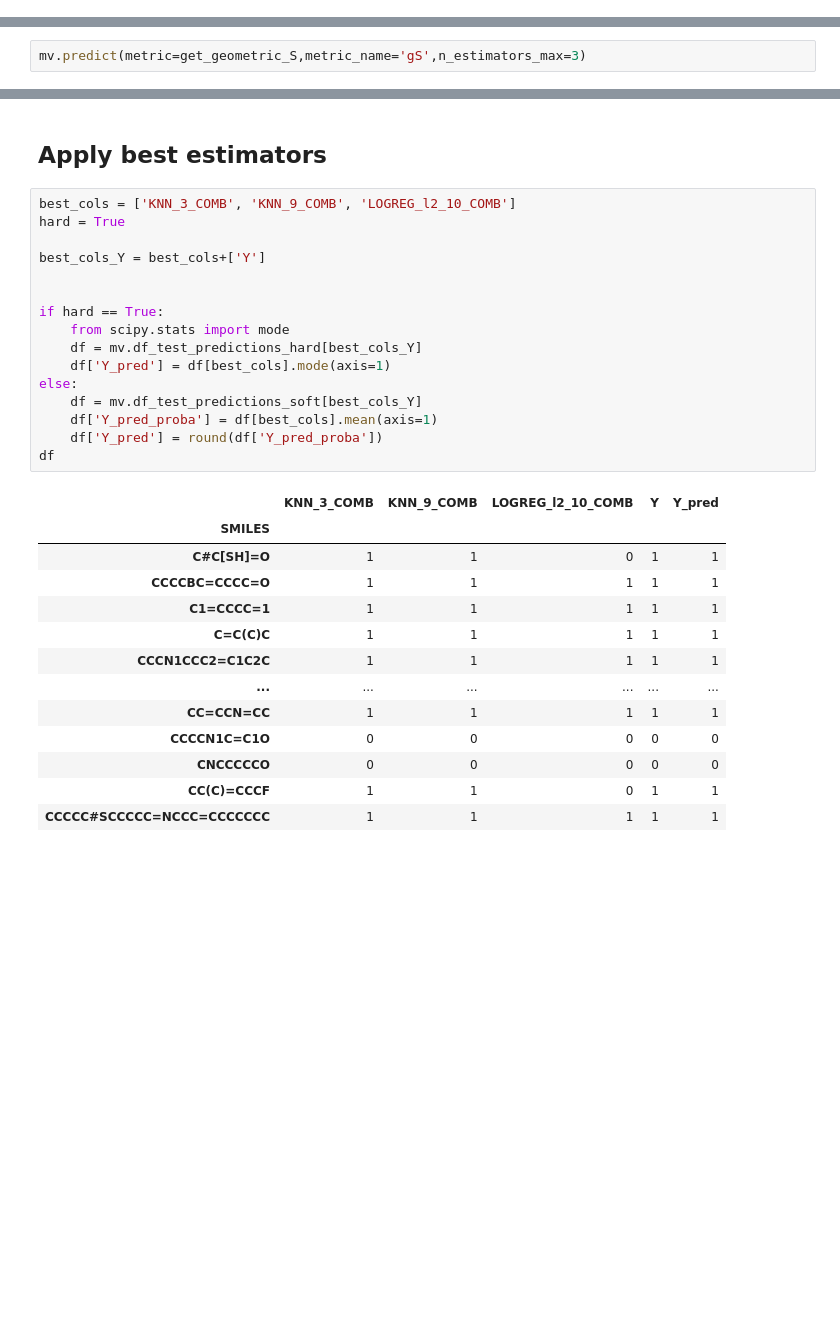
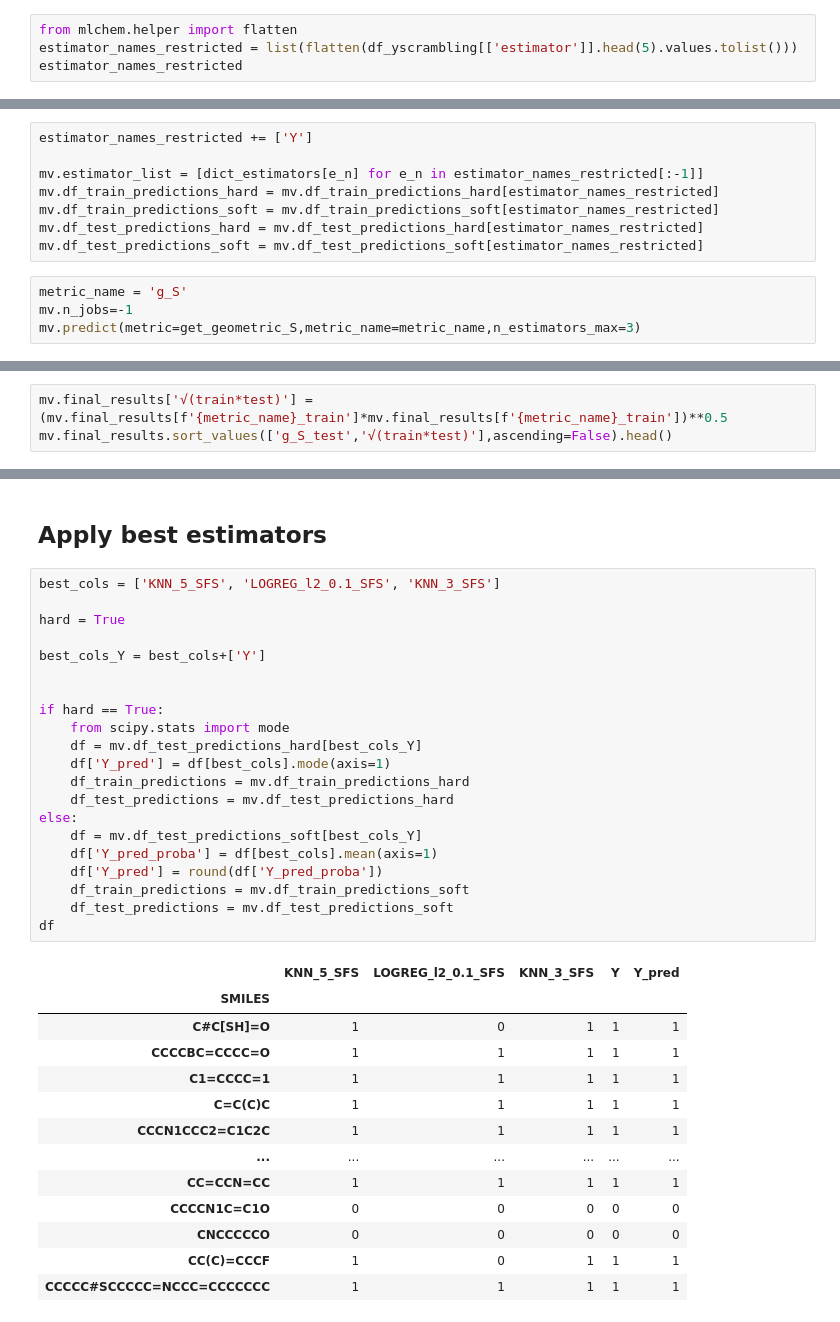
Before and after one commit to seacunilever/mlchem, a Jupyter notebook: examples/8 - Majority Voting/majority_vote.ipynb, the cells around one changed output, grey strips where cells are left out. Cells and saved outputs as stored; diff of their text form; blank space fills up the shorter version.

```diff
--- a/examples/8 - Majority Voting/majority_vote.ipynb
+++ b/examples/8 - Majority Voting/majority_vote.ipynb
@@ -197,0 +265,4 @@ mv.df_test_predictions_soft.head()
+# %%
+from mlchem.helper import flatten
+estimator_names_restricted = list(flatten(df_yscrambling[['estimator']].head(5).values.tolist()))
+estimator_names_restricted
@@ -198,2 +273,12 @@ mv.df_test_predictions_soft.head()
+# %%
+estimator_names_restricted += ['Y']
+
+mv.estimator_list = [dict_estimators[e_n] for e_n in estimator_names_restricted[:-1]]
+mv.df_train_predictions_hard = mv.df_train_predictions_hard[estimator_names_restricted]
+mv.df_train_predictions_soft = mv.df_train_predictions_soft[estimator_names_restricted]
+mv.df_test_predictions_hard = mv.df_test_predictions_hard[estimator_names_restricted]
+mv.df_test_predictions_soft = mv.df_test_predictions_soft[estimator_names_restricted]
 # %%
-mv.predict(metric=get_geometric_S,metric_name='gS',n_estimators_max=3)
+metric_name = 'g_S'
+mv.n_jobs=-1
+mv.predict(metric=get_geometric_S,metric_name=metric_name,n_estimators_max=3)
@@ -215,0 +285,3 @@ mv.final_results.sort_values('gS_test',ascending=False)
+# %%
+mv.final_results['√(train*test)'] = (mv.final_results[f'{metric_name}_train']*mv.final_results[f'{metric_name}_train'])**0.5
+mv.final_results.sort_values(['g_S_test','√(train*test)'],ascending=False).head()
@@ -216,25 +295,30 @@ mv.final_results.sort_values('gS_test',ascending=False)
 # %% [markdown]
 ## Apply best estimators
 # %%
-best_cols = ['KNN_3_COMB', 'KNN_9_COMB', 'LOGREG_l2_10_COMB']
+best_cols = ['KNN_5_SFS', 'LOGREG_l2_0.1_SFS', 'KNN_3_SFS']
+
 hard = True
 
 best_cols_Y = best_cols+['Y']
 
 
 if hard == True:
     from scipy.stats import mode
     df = mv.df_test_predictions_hard[best_cols_Y]
     df['Y_pred'] = df[best_cols].mode(axis=1)
+    df_train_predictions = mv.df_train_predictions_hard
+    df_test_predictions = mv.df_test_predictions_hard
 else:
     df = mv.df_test_predictions_soft[best_cols_Y]
     df['Y_pred_proba'] = df[best_cols].mean(axis=1)
     df['Y_pred'] = round(df['Y_pred_proba'])
+    df_train_predictions = mv.df_train_predictions_soft
+    df_test_predictions = mv.df_test_predictions_soft
 df
 # %% [output]
-|  | KNN_3_COMB | KNN_9_COMB | LOGREG_l2_10_COMB | Y | Y_pred |
+|  | KNN_5_SFS | LOGREG_l2_0.1_SFS | KNN_3_SFS | Y | Y_pred |
 | SMILES |  |  |  |  |  |
-| C#C[SH]=O | 1 | 1 | 0 | 1 | 1 |
+| C#C[SH]=O | 1 | 0 | 1 | 1 | 1 |
 | CCCCBC=CCCC=O | 1 | 1 | 1 | 1 | 1 |
 | C1=CCCC=1 | 1 | 1 | 1 | 1 | 1 |
 | C=C(C)C | 1 | 1 | 1 | 1 | 1 |
@@ -243,6 +327,6 @@ df
 | CC=CCN=CC | 1 | 1 | 1 | 1 | 1 |
 | CCCCN1C=C1O | 0 | 0 | 0 | 0 | 0 |
 | CNCCCCCO | 0 | 0 | 0 | 0 | 0 |
-| CC(C)=CCCF | 1 | 1 | 0 | 1 | 1 |
+| CC(C)=CCCF | 1 | 0 | 1 | 1 | 1 |
 | CCCCC#SCCCCC=NCCC=CCCCCCC | 1 | 1 | 1 | 1 | 1 |
 120 rows × 5 columns
```
Also changed, not shown: parts of 16 cells of this notebook, 2 other files.
